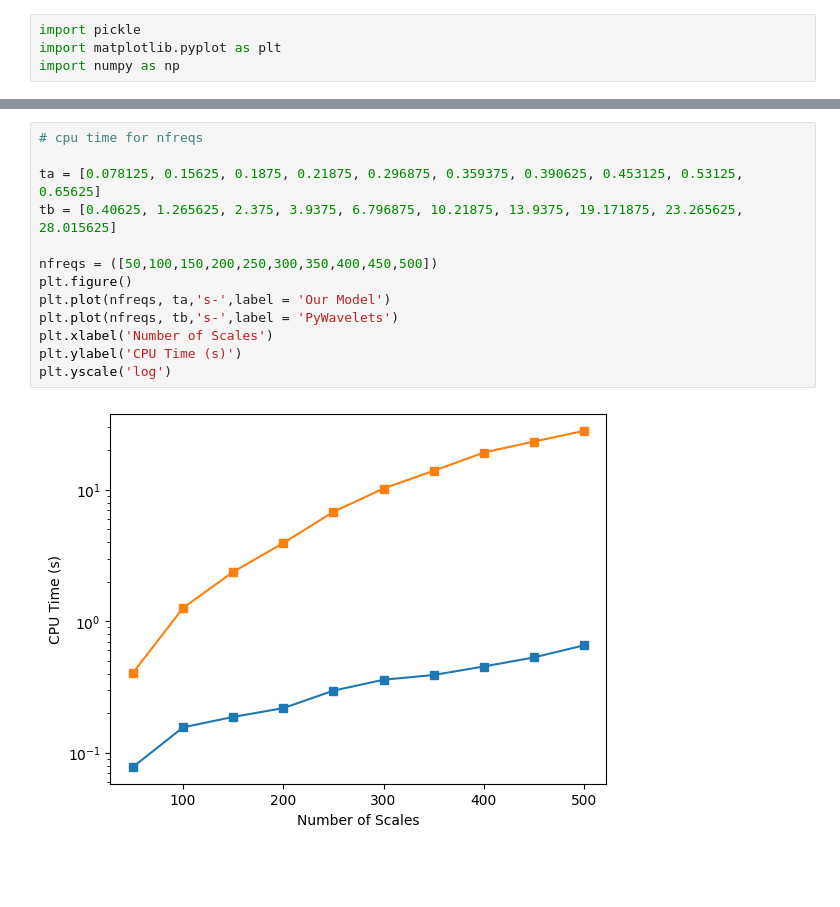
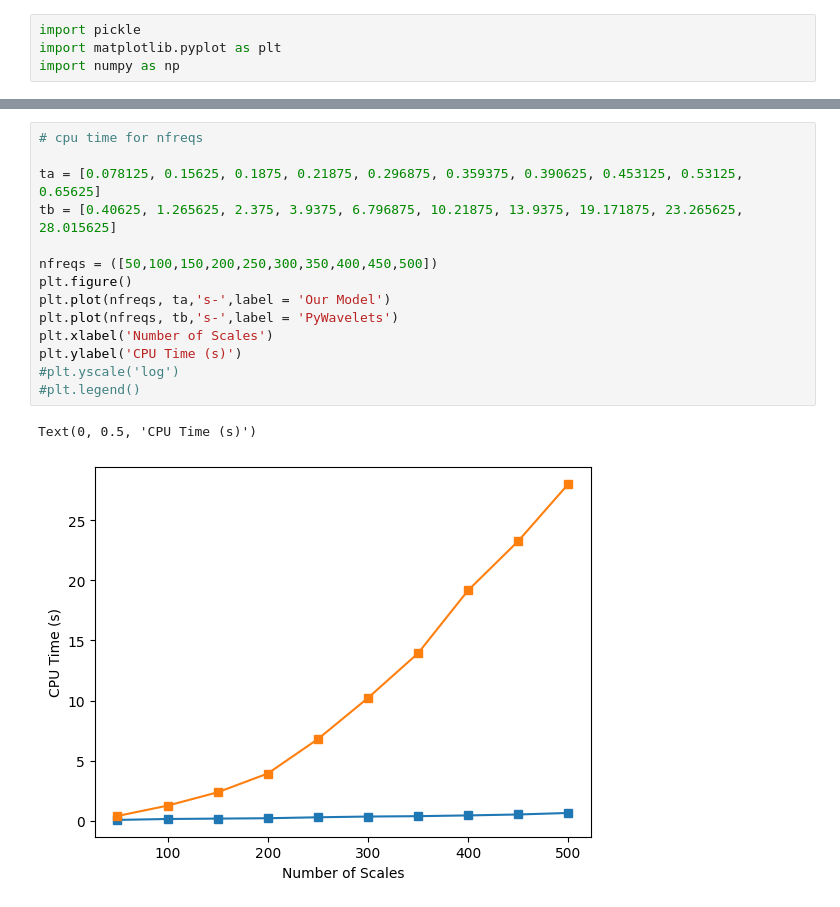
Before and after one commit to noshore5/Wavelet-Tech, a Jupyter notebook: Thesis/plotgenstime.ipynb, the cells around one changed output, grey strips where cells are left out. Drawn from its saved outputs; the diff is of its cells as text; blank space fills up the shorter version.

```diff
--- a/Thesis/plotgenstime.ipynb
+++ b/Thesis/plotgenstime.ipynb
@@ -33,18 +33,20 @@ Text(0, 0.5, 'Peak RAM usage (MB)')
 # %%
 # cpu time for nfreqs
 
 ta = [0.078125, 0.15625, 0.1875, 0.21875, 0.296875, 0.359375, 0.390625, 0.453125, 0.53125, 0.65625]
 tb = [0.40625, 1.265625, 2.375, 3.9375, 6.796875, 10.21875, 13.9375, 19.171875, 23.265625, 28.015625]
 
 nfreqs = ([50,100,150,200,250,300,350,400,450,500])
 plt.figure()
 plt.plot(nfreqs, ta,'s-',label = 'Our Model')
 plt.plot(nfreqs, tb,'s-',label = 'PyWavelets')
 plt.xlabel('Number of Scales')
 plt.ylabel('CPU Time (s)')
-plt.yscale('log')
+#plt.yscale('log')
+#plt.legend()
 # %% [output]
+Text(0, 0.5, 'CPU Time (s)')
-[figure, old version]
+[figure, new version]
 # %%
 
 # cpu time for durations
```
Also changed, not shown: parts of 3 cells of this notebook, 3 other files.
